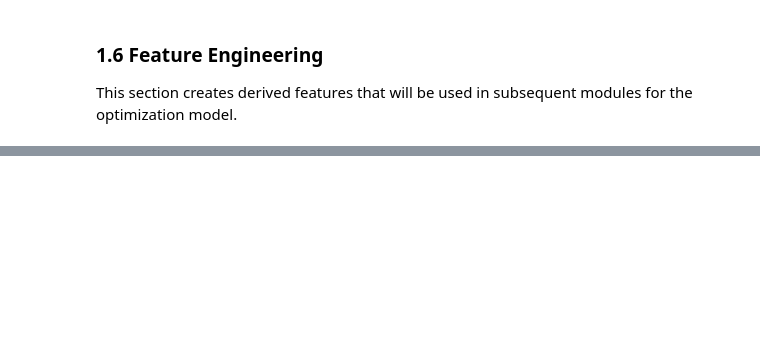
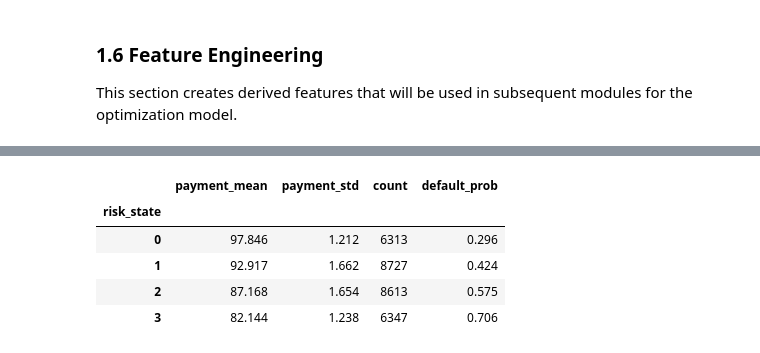
Before and after one commit to ashsweet/Loan_Limit_optimization, a Jupyter notebook: loan_limit_optimization.ipynb, the cells around one changed output, grey strips where cells are left out. Saved outputs shown, nothing was run; the diff lists cells and outputs as text; code cells hidden in the pictures; blank space fills up the shorter version.

```diff
--- a/loan_limit_optimization.ipynb
+++ b/loan_limit_optimization.ipynb
@@ -1130,0 +1452,91 @@ print(df.dtypes)
+# %%
+def estimate_transition_matrix_from_payment_volatility(df: pd.DataFrame,
+                                                          n_states: int = 4) -> np.ndarray:
+    """
+    Estimate transition matrix based on payment behavior characteristics.
+
+    Since we lack time-series data, we use payment percentage volatility
+    and credit risk principles to construct a realistic transition matrix.
+
+    Parameters:
+    -----------
+    df : pd.DataFrame
+        Preprocessed dataframe with risk states
+    n_states : int
+        Number of risk states
+
+    Returns:
+    --------
+    np.ndarray : Transition matrix (n_states x n_states)
+    """
+    # Analyze payment behavior within each state to estimate stability
+    state_stats = df.groupby('risk_state').agg({
+        'ontime_payment_pct': ['mean', 'std', 'count'],
+        'theoretical_default_prob': 'mean'
+    })
+    state_stats.columns = ['payment_mean', 'payment_std', 'count', 'default_prob']
+
+    print('=== Payment Statistics by Risk State ===')
+    display(state_stats.round(3))
+
+    # Payment std within state indicates how volatile customers are
+    # Higher volatility = more likely to transition
+    avg_volatility = state_stats['payment_std'].mean()
+    print(f'\nAverage payment volatility: {avg_volatility:.2f}%')
+
+    # Construct transition matrix based on credit risk principles
+    # Base persistence rate (diagonal) - customers tend to stay in their state
+    BASE_PERSISTENCE = 0.70  # 70% chance of staying in same state
+
+    # Transition matrix initialization
+    P = np.zeros((n_states, n_states))
+
+    for i in range(n_states):
+        # Self-transition (persistence) - higher for extreme states
+        if i == 0:  # Low Risk - high persistence (good customers stay good)
+            P[i, i] = 0.80
+        elif i == n_states - 1:  # High Risk - high persistence (risky stays risky)
+            P[i, i] = 0.75
+        else:  # Middle states - more mobility
+            P[i, i] = BASE_PERSISTENCE
+
+        # Remaining probability distributed to other states
+        remaining = 1.0 - P[i, i]
+
+        # Adjacent state transitions (most likely)
+        # Asymmetric: easier to degrade than improve
+        if i > 0:  # Can improve (move to lower risk state)
+            improve_prob = remaining * 0.30  # 30% of remaining goes to improvement
+            P[i, i-1] = improve_prob
+
+        if i < n_states - 1:  # Can degrade (move to higher risk state)
+            degrade_prob = remaining * 0.50  # 50% of remaining goes to degradation
+            P[i, i+1] = degrade_prob
+
+        # Small probability of jumping multiple states
+        for j in range(n_states):
+            if P[i, j] == 0 and i != j:
+                distance = abs(i - j)
+                if j < i:  # Improvement
+                    P[i, j] = remaining * 0.05 / distance
+                else:  # Degradation
+                    P[i, j] = remaining * 0.10 / distance
+
+        # Normalize row to sum to 1
+        P[i, :] = P[i, :] / P[i, :].sum()
+
+    return P
+
+# Estimate transition matrix
+transition_matrix = estimate_transition_matrix_from_payment_volatility(df_preprocessed, N_STATES)
+
+print('\n=== Estimated Transition Matrix ===')
+print('Rows: FROM state, Columns: TO state')
+print(f'States: {list(RISK_STATES.values())}')
+print()
+print(pd.DataFrame(
+    transition_matrix,
+    index=[f'From {RISK_STATES[i]}' for i in range(N_STATES)],
+    columns=[f'To {RISK_STATES[i]}' for i in range(N_STATES)]
+).round(3))
+# %% [output]
@@ -1130,0 +1544,6 @@ print(df.dtypes)
+|  | payment_mean | payment_std | count | default_prob |
+| risk_state |  |  |  |  |
+| 0 | 97.846 | 1.212 | 6313 | 0.296 |
+| 1 | 92.917 | 1.662 | 8727 | 0.424 |
+| 2 | 87.168 | 1.654 | 8613 | 0.575 |
+| 3 | 82.144 | 1.238 | 6347 | 0.706 |
```
Also changed, not shown: parts of 46 cells of this notebook, 12 other files.
